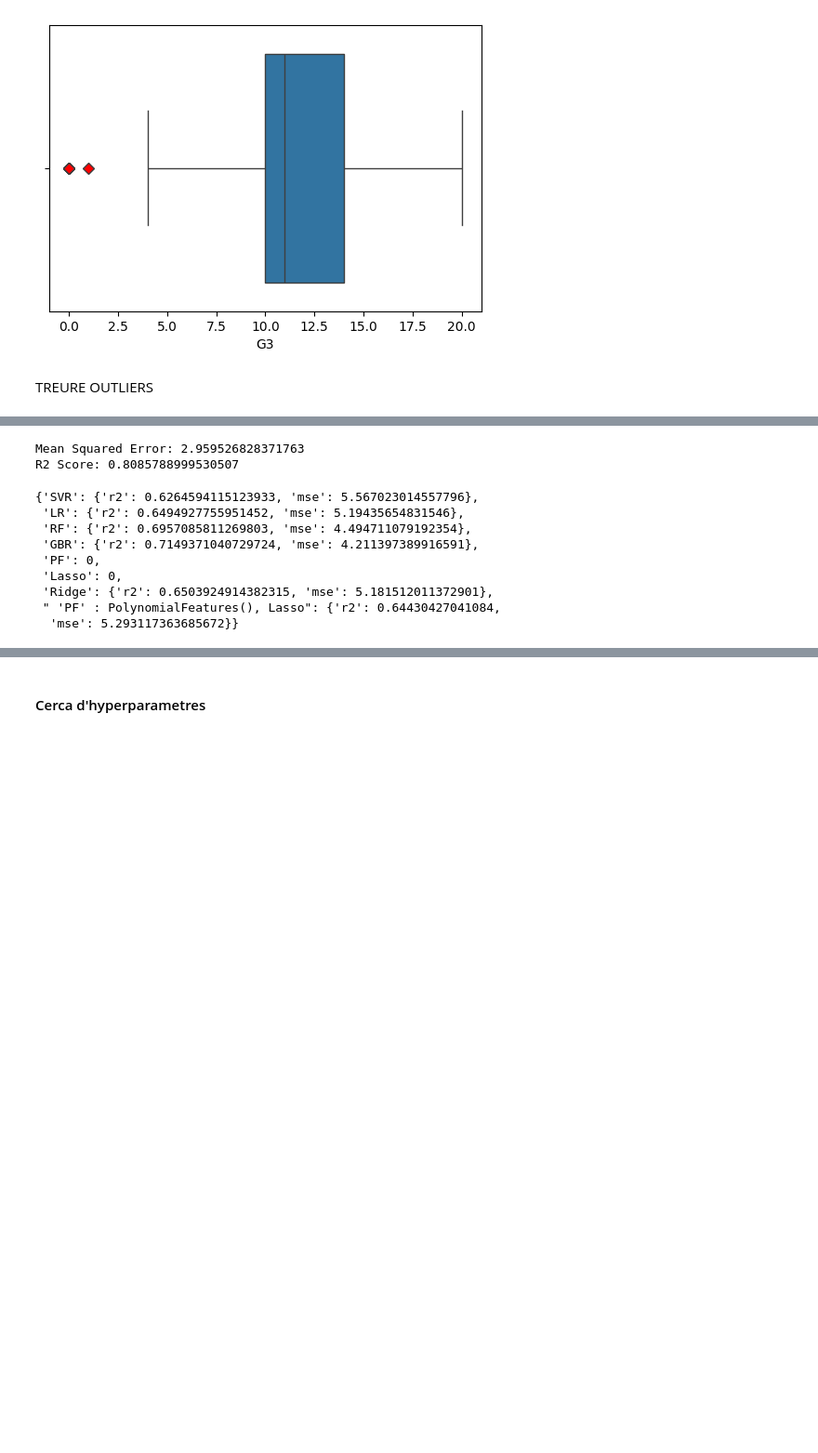
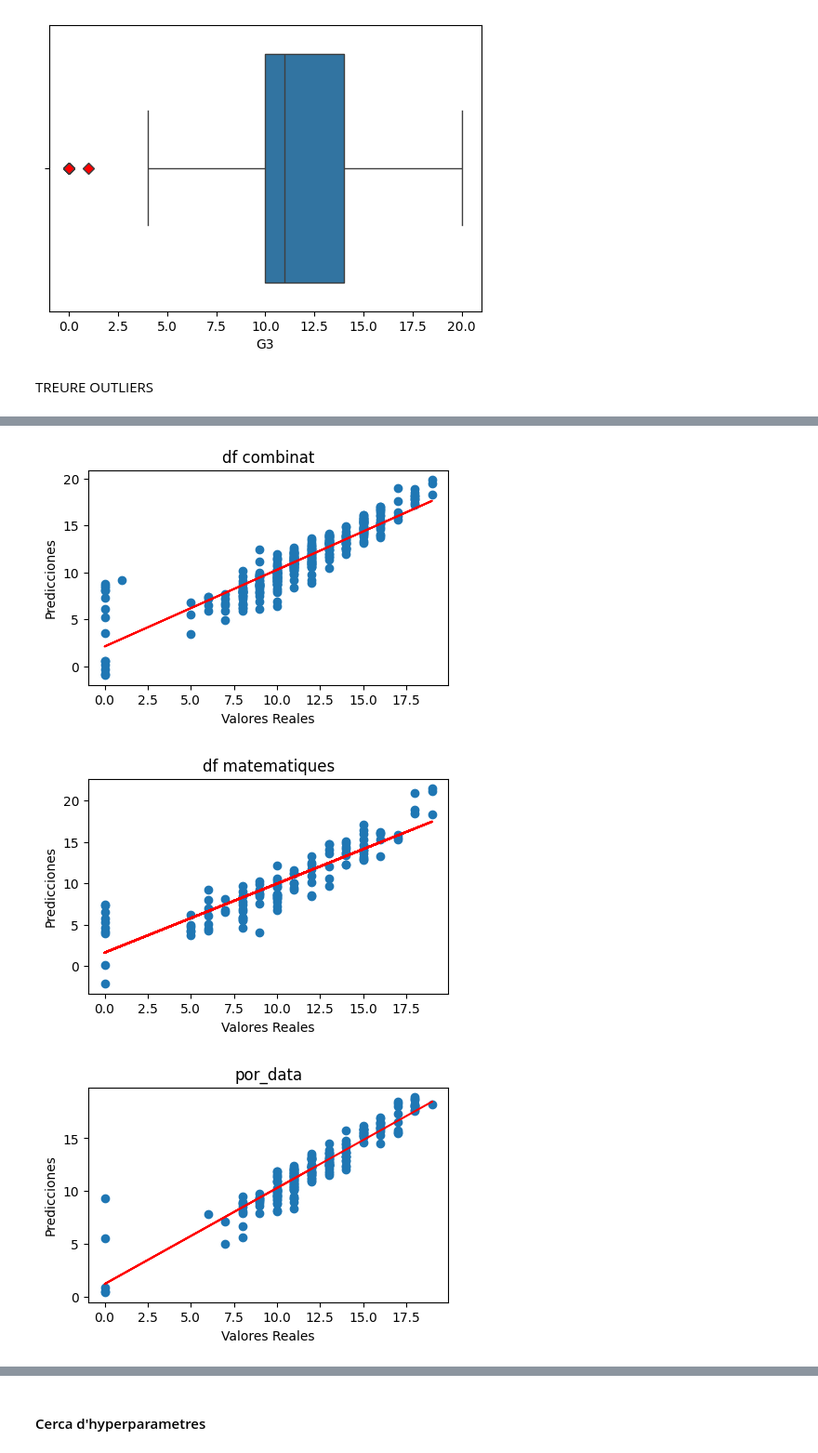
Before and after one commit to Janpb1/Data-analisy-alcohol-Kaggle, a Jupyter notebook: Entrega_cas_kaggle.ipynb, the cells around one changed output, grey strips where cells are left out. Shown at 93% size. Cells and saved outputs as stored; diff of their text form; code cells hidden in the pictures; blank space fills up the shorter version.

```diff
--- a/Entrega_cas_kaggle.ipynb
+++ b/Entrega_cas_kaggle.ipynb
@@ -129,4 +227,0 @@ Mirare la quantitat de 0 que hi ha en cada G ja que em pot fer sospitar que es d
-# %%
-for target in targets:
-    count_zeros = df[df[target] == 0].shape[0]
-    print(f"Para el target '{target}' hay {count_zeros} valores '0'")
@@ -243,17 +272,0 @@ non_binary = ['Mjob', 'Fjob', 'reason', 'guardian']
-# %%
-def encoder(binary, non_binary, df):
-    label_encoder = LabelEncoder()
-    for attr in binary:
-        encoded_values = label_encoder.fit_transform(df[attr])
-        df[attr] = encoded_values
-
-    for attr in non_binary:
-        encoder = OneHotEncoder(sparse=False)
-        attribute_encoded = encoder.fit_transform(df[[attr]])
-
-        new_column_names = encoder.get_feature_names_out(input_features=[attr])
-        encoded_df = pd.DataFrame(attribute_encoded, columns=new_column_names, index=df.index)
-
-        df = df.drop([attr], axis=1)
-        df = pd.concat([df, encoded_df], axis=1)
-    return df
@@ -408,25 +386,18 @@ R2 Score: 0.8334252549614607
-# %%
-X = df[['G2']]
-#X = df[attributes_with_positive_corr]
-y = df['G3']
-
-X_train, X_test, y_train, y_test = train_test_split(X, y, test_size=0.2, random_state=42)
-
-poly = PolynomialFeatures(degree=7)  # Selecciona el grado polinómico
-X_train_poly = poly.fit_transform(X_train)
-X_test_poly = poly.transform(X_test)
-
-model = LinearRegression()
-model.fit(X_train_poly, y_train)
-
-y_pred = model.predict(X_test_poly)
-
-mse = mean_squared_error(y_test, y_pred)
-r2 = r2_score(y_test, y_pred)
-
-print("Mean Squared Error:", mse)
-print("R2 Score:", r2)
-# %% [output]
-Mean Squared Error: 2.959526828371763
-R2 Score: 0.8085788999530507
+# %%
+def veure_preds(results):
+    for name, res in results.items():
+        coef = np.polyfit(res[0], res[1], deg=1)
+        poly1d_fn = np.poly1d(coef)
+        plt.figure(figsize=(5, 3))
+        plt.scatter(res[0], res[1])
+        plt.plot(res[0], poly1d_fn(res[0]), color='red')  # Línea roja es la línea de regresión
+        plt.xlabel('Valores Reales')
+        plt.ylabel('Predicciones')
+        plt.title(name)
+        plt.show()
+veure_preds(results)
+# %% [output]
+[figure, added]
+[figure, added]
+[figure, added]
 # %%
@@ -467,15 +431,3 @@ def avaluacio_models_k_fold(model, stratified_kfold, models_scores, model_name):
 
 for model_name, model in classifiers.items():
     avaluacio_models_k_fold(model, kfold, models_scores, model_name)
-# %%
-models_scores["Sense hyperparametres"]
-# %% [output]
-{'SVR': {'r2': 0.6264594115123933, 'mse': 5.567023014557796},
- 'LR': {'r2': 0.6494927755951452, 'mse': 5.19435654831546},
- 'RF': {'r2': 0.6957085811269803, 'mse': 4.494711079192354},
- 'GBR': {'r2': 0.7149371040729724, 'mse': 4.211397389916591},
- 'PF': 0,
- 'Lasso': 0,
- 'Ridge': {'r2': 0.6503924914382315, 'mse': 5.181512011372901},
- " 'PF' : PolynomialFeatures(), Lasso": {'r2': 0.64430427041084,
-  'mse': 5.293117363685672}}
```
Also changed, not shown: parts of 50 cells of this notebook, 5 other files.
